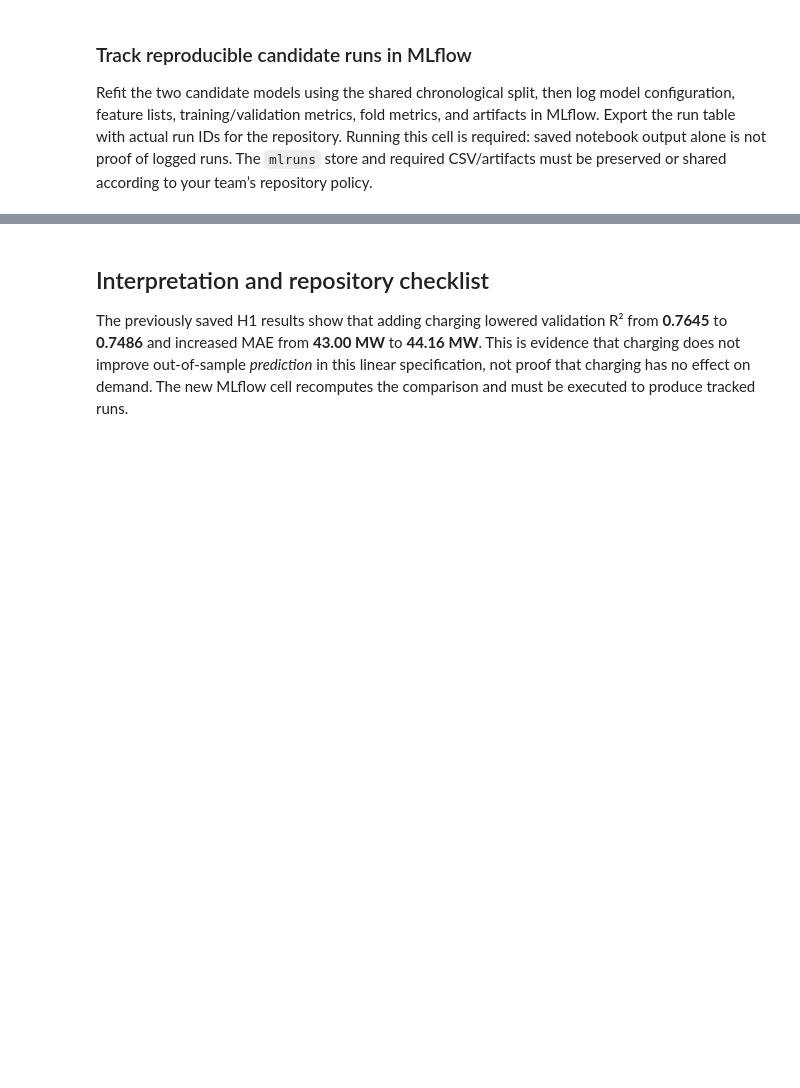
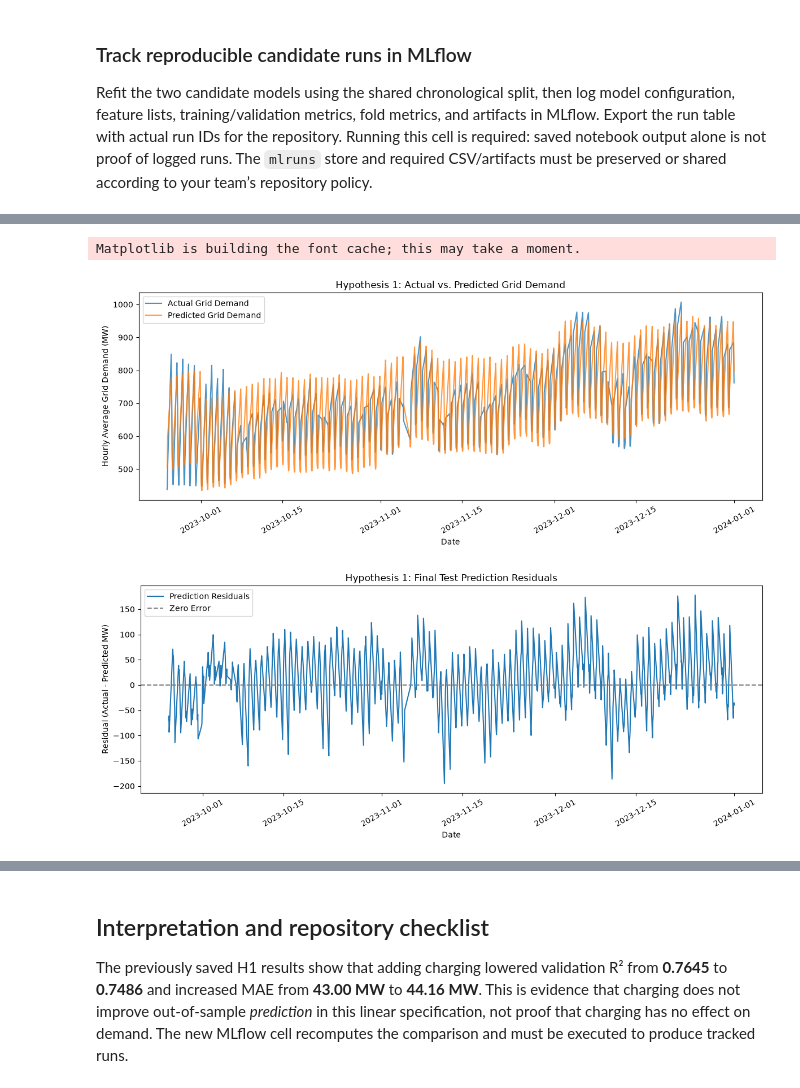
Before and after one commit to jandrew2353/Group1-491, a Jupyter notebook: Topic3_Climate_Energy_The_Green_Tech_Carbon_Spike/data/R7_Hypothesis1_Model_Building_Annotated.ipynb, the cells around one changed output, grey strips where cells are left out. Drawn from its saved outputs; the diff is of its cells as text; code cells hidden in the pictures; blank space fills up the shorter version.

```diff
--- a/Topic3_Climate_Energy_The_Green_Tech_Carbon_Spike/data/R7_Hypothesis1_Model_Building_Annotated.ipynb
+++ b/Topic3_Climate_Energy_The_Green_Tech_Carbon_Spike/data/R7_Hypothesis1_Model_Building_Annotated.ipynb
@@ -987,0 +1353,66 @@ SyntaxError: unterminated string literal (detected at line 17) (3206711343.py, l
+# %%
+
+# R8 Section 8.3: Visualize final testing performance
+
+import matplotlib.pyplot as plt
+
+# Retrieve timestamps for the retrospective test partition
+test_times = regression_data["local_time"].iloc[val_end:]
+
+# Graph 1: Actual vs. predicted grid demand
+plt.figure(figsize=(12, 5))
+
+plt.plot(
+    test_times,
+    y_test_final,
+    label="Actual Grid Demand",
+    alpha=0.8
+)
+
+plt.plot(
+    test_times,
+    final_test_predictions,
+    label="Predicted Grid Demand",
+    alpha=0.8
+)
+
+plt.title("Hypothesis 1: Actual vs. Predicted Grid Demand")
+plt.xlabel("Date")
+plt.ylabel("Hourly Average Grid Demand (MW)")
+plt.legend()
+plt.xticks(rotation=30)
+plt.tight_layout()
+plt.show()
+
+
+# Graph 2: Prediction residuals
+residuals = (
+    y_test_final.to_numpy() - final_test_predictions
+)
+
+plt.figure(figsize=(12, 5))
+
+plt.plot(
+    test_times,
+    residuals,
+    label="Prediction Residuals"
+)
+
+plt.axhline(
+    y=0,
+    color="gray",
+    linestyle="--",
+    label="Zero Error"
+)
+
+plt.title("Hypothesis 1: Final Test Prediction Residuals")
+plt.xlabel("Date")
+plt.ylabel("Residual (Actual - Predicted MW)")
+plt.legend()
+plt.xticks(rotation=30)
+plt.tight_layout()
+plt.show()
+# %% [output]
+Matplotlib is building the font cache; this may take a moment.
+[figure, added]
+[figure, added]
```
Also changed, not shown: parts of 11 cells of this notebook.
